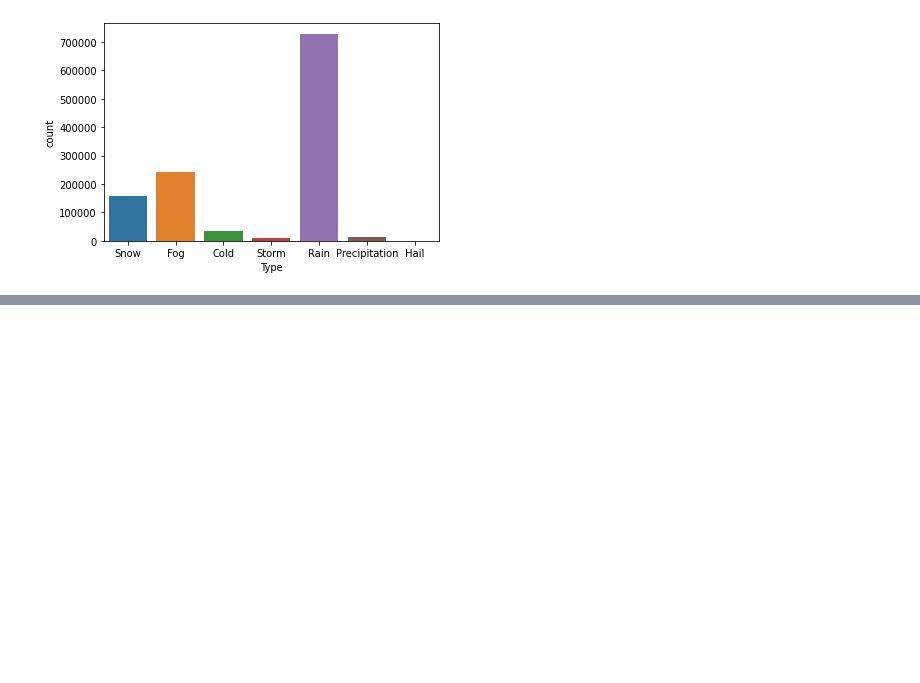
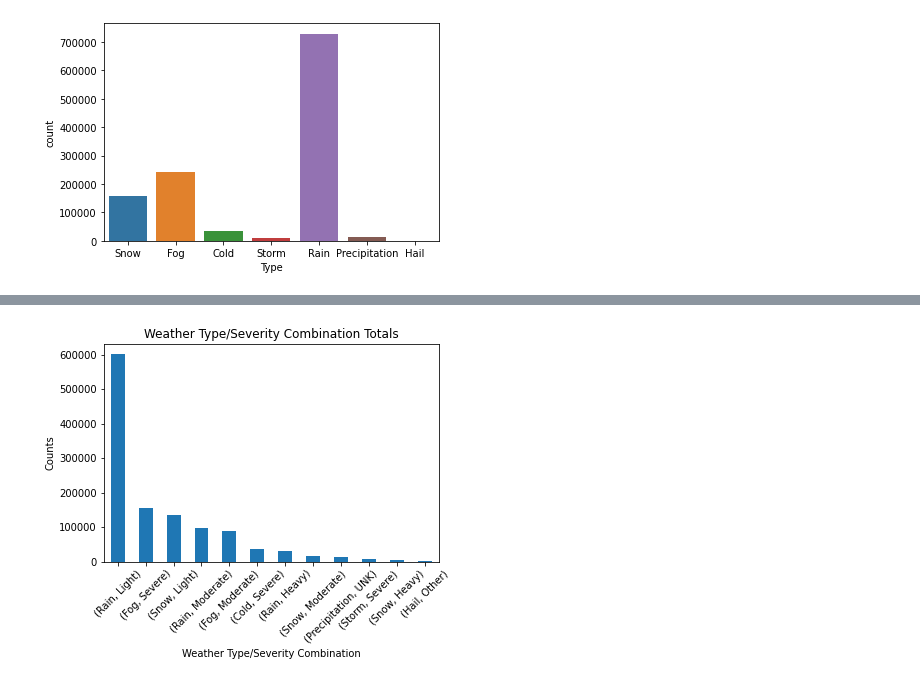
Before and after one commit to fausa/Flight-Analytics, a Jupyter notebook: latest_code/Final_project_1.ipynb, the cells around one changed output, grey strips where cells are left out. Cells and saved outputs as stored; diff of their text form; code cells hidden in the pictures; blank space fills up the shorter version.

```diff
--- a/latest_code/Final_project_1.ipynb
+++ b/latest_code/Final_project_1.ipynb
@@ -687,0 +707,9 @@ sns.countplot(Weather_df['Type'])
+# %%
+Weather_df[['Type', 'Severity']].value_counts().plot(kind='bar')
+plt.title('Weather Type/Severity Combination Totals')
+plt.xlabel('Weather Type/Severity Combination')
+plt.xticks(rotation=45)
+plt.ylabel('Counts')
+plt.show()
+# %% [output]
+[figure, added]
```
Also changed, not shown: parts of 3 cells of this notebook.
